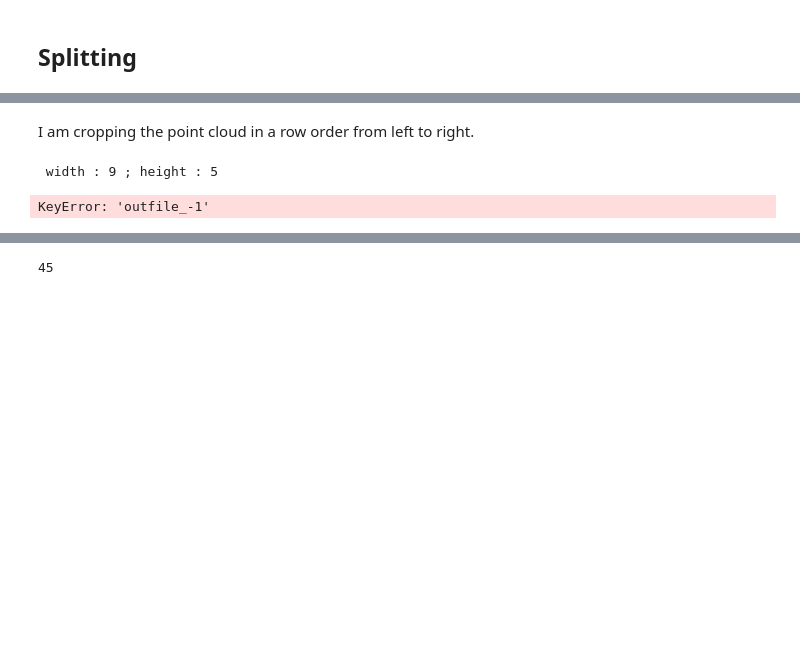
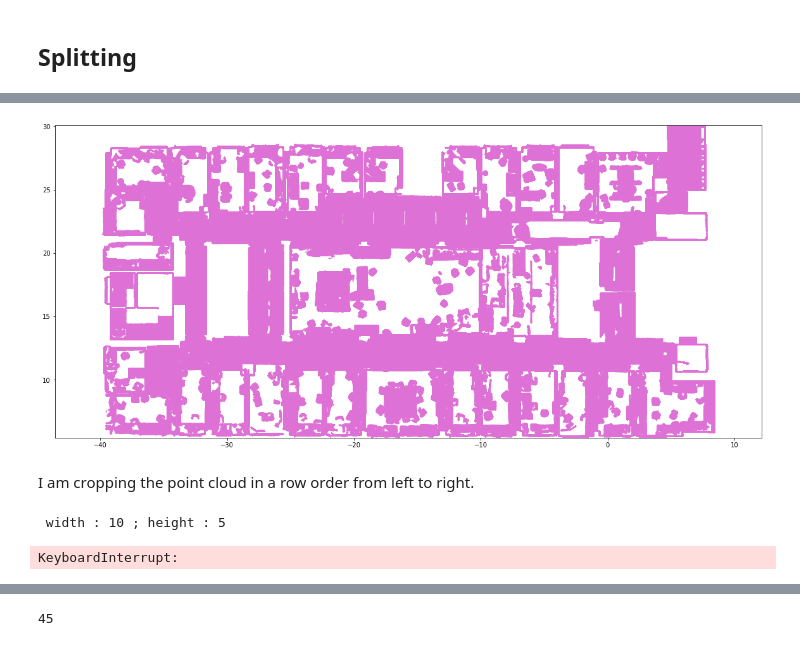
Before and after one commit to loicland/superpoint_graph, a Jupyter notebook: processing/splitting.ipynb, the cells around one changed output, grey strips where cells are left out. Drawn from its saved outputs; the diff is of its cells as text; code cells hidden in the pictures; blank space fills up the shorter version.

```diff
--- a/processing/splitting.ipynb
+++ b/processing/splitting.ipynb
@@ -166,13 +174,22 @@ Celing level = 3.0913072626923075
 # %%
-xmin = minbox[0]
+xmin = minbox[0]-3
 ymin = minbox[1]
-xmax = maxbox[0]
+xmax = maxbox[0]+3
 ymax = maxbox[1]
+# %%
+new_cloud = open3d.crop_point_cloud(cloud,[xmin,ymin,floor + ROOF_CEILING_PADDING],[xmax,ymax,ceiling - ROOF_CEILING_PADDING])
+plot_2d([new_cloud],size = -1,axis_range=[xmin,xmax,ymin,ymax],show_axis=True)
+# %% [output]
+[figure, added]
 # %% [markdown]
 I am cropping the point cloud in a row order from left to right.
 # %%
 w = math.ceil((xmax-xmin)/6)
 h = math.ceil((ymax-ymin)/6)
 print(' width : {} ; height : {}'.format(w,h))
+rooms = {}
+for y in range(1,h+1):
+    for x in range(1,w+1):
+        rooms['outfile_{}_{}'.format(y,x)]=  '../data/custom_S3DIS_augmented/data/Area_1_bis/crop_{}_{}.txt'.format(y,x)
 # %% [output]
- width : 9 ; height : 5
+ width : 10 ; height : 5
@@ -197,10 +210,9 @@ with open(INPUT_FILE, 'r') as in_file:
         else :
             col = math.ceil((x-xmin)/6)
 
-        outfile = rooms['outfile_{}'.format(w*(row-1)+col)]
+        outfile = rooms['outfile_{}_{}'.format(row, col)]
         with open(outfile, 'a') as out_file:
             out_file.write(str(x)+' '+str(y)+' '+str(z)+' '+str(r)+' '+str(g)+' '+str(b)+' '+str(ol)+' '+str(oi)+' '+str(rl)+' '+str(ri)+'\n' )
-            out_file.close()
 # %% [output]
-KeyError: 'outfile_-1'
+KeyboardInterrupt:
 # %%
```
Also changed, not shown: parts of 11 cells of this notebook, 6 other files.
